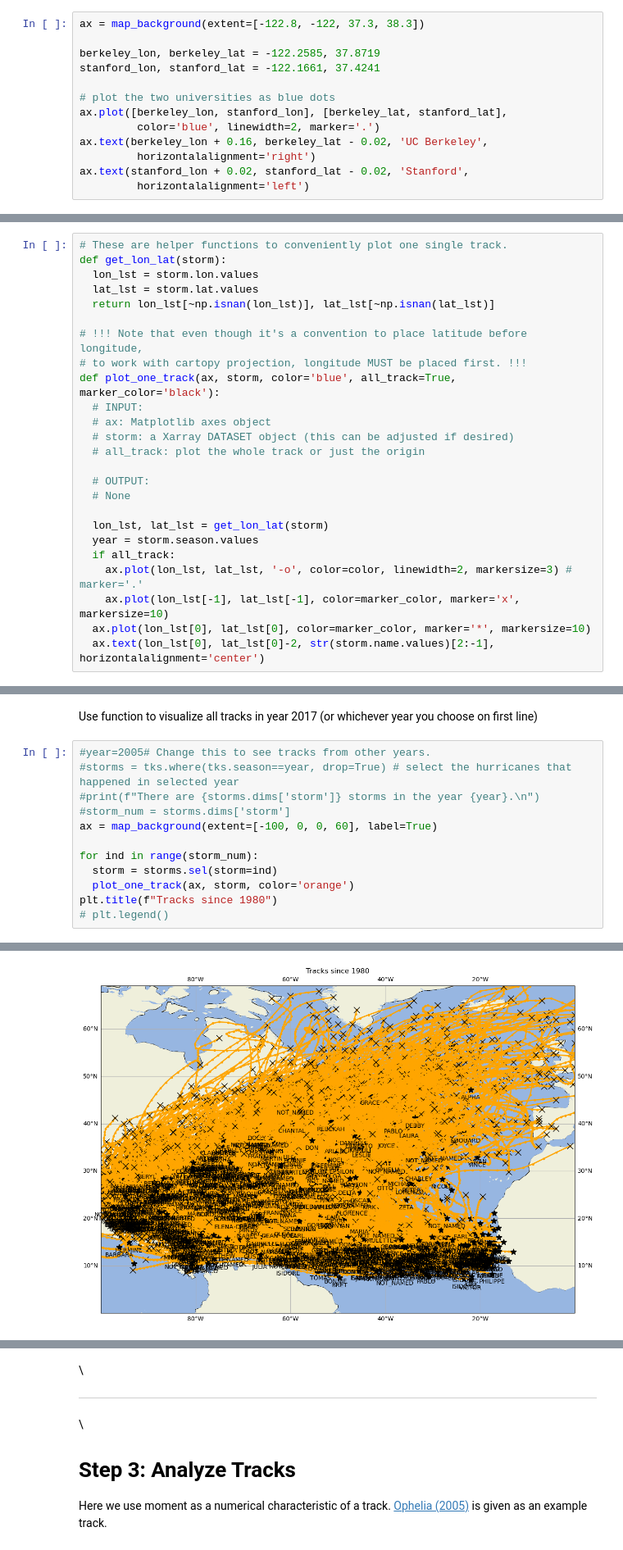
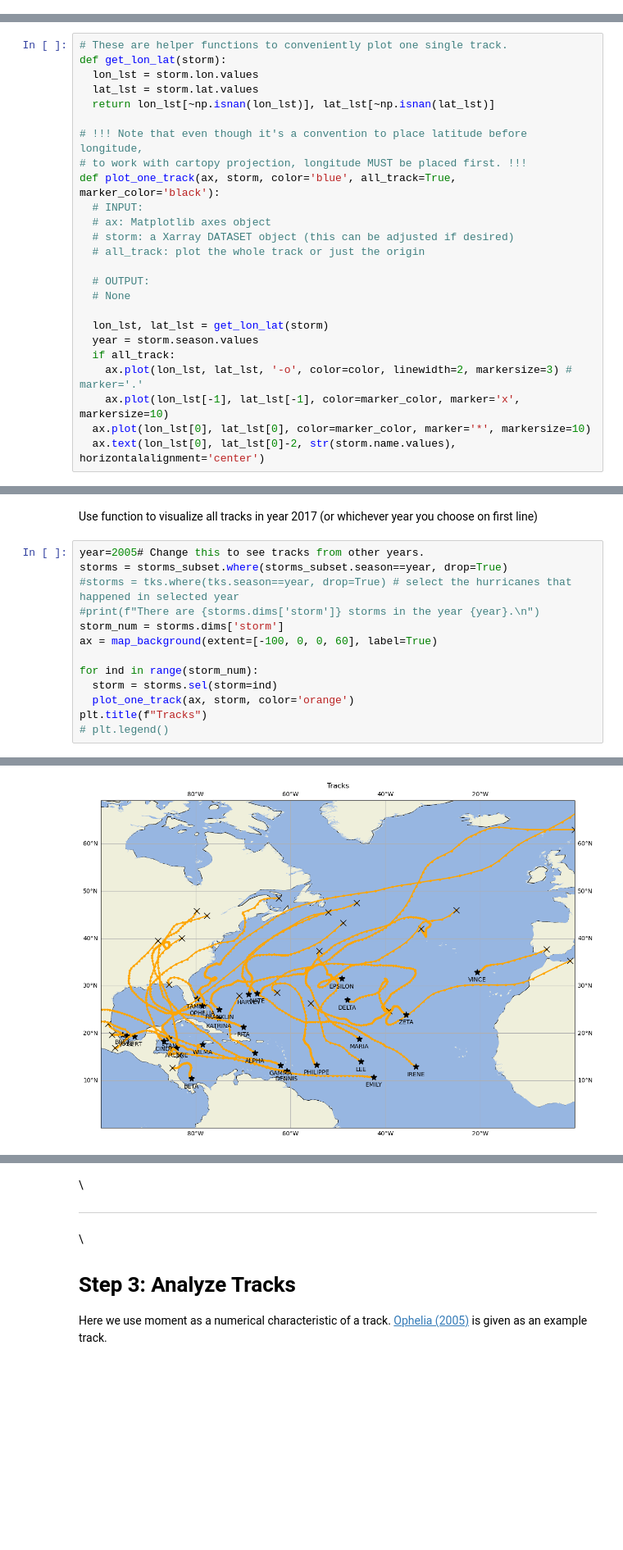
Before and after one commit to spariser/Hurricane_ML_proj_t5, a Jupyter notebook: SP_code/Project1_Starter.ipynb, the cells around one changed output, grey strips where cells are left out. Shown at 82% size. Saved outputs shown, nothing was run; the diff lists cells and outputs as text; blank space fills up the shorter version.

```diff
--- a/SP_code/Project1_Starter.ipynb
+++ b/SP_code/Project1_Starter.ipynb
@@ -152,13 +147,0 @@ Here, we plot a line between two Stanford and Berkeley using the above function.
-# %%
-ax = map_background(extent=[-122.8, -122, 37.3, 38.3])
-
-berkeley_lon, berkeley_lat = -122.2585, 37.8719
-stanford_lon, stanford_lat = -122.1661, 37.4241
-
-# plot the two universities as blue dots
-ax.plot([berkeley_lon, stanford_lon], [berkeley_lat, stanford_lat],
-         color='blue', linewidth=2, marker='.')
-ax.text(berkeley_lon + 0.16, berkeley_lat - 0.02, 'UC Berkeley',
-         horizontalalignment='right')
-ax.text(stanford_lon + 0.02, stanford_lat - 0.02, 'Stanford',
-         horizontalalignment='left')
@@ -338,22 +275,23 @@ def plot_one_track(ax, storm, color='blue', all_track=True, marker_color='black'
     ax.plot(lon_lst, lat_lst, '-o', color=color, linewidth=2, markersize=3) # marker='.'
     ax.plot(lon_lst[-1], lat_lst[-1], color=marker_color, marker='x', markersize=10)
   ax.plot(lon_lst[0], lat_lst[0], color=marker_color, marker='*', markersize=10)
-  ax.text(lon_lst[0], lat_lst[0]-2, str(storm.name.values)[2:-1], horizontalalignment='center')
+  ax.text(lon_lst[0], lat_lst[0]-2, str(storm.name.values), horizontalalignment='center')
 # %% [markdown]
 
 ## 2.3.1 Visualize all tracks in a year
 # %% [markdown]
 Use function to visualize all tracks in year 2017 (or whichever year you choose on first line)
 # %%
-#year=2005# Change this to see tracks from other years.
+year=2005# Change this to see tracks from other years.
+storms = storms_subset.where(storms_subset.season==year, drop=True)
 #storms = tks.where(tks.season==year, drop=True) # select the hurricanes that happened in selected year
 #print(f"There are {storms.dims['storm']} storms in the year {year}.\n")
-#storm_num = storms.dims['storm']
+storm_num = storms.dims['storm']
 ax = map_background(extent=[-100, 0, 0, 60], label=True)
 
 for ind in range(storm_num):
   storm = storms.sel(storm=ind)
   plot_one_track(ax, storm, color='orange')
-plt.title(f"Tracks since 1980")
+plt.title(f"Tracks")
 # plt.legend()
 # %% [output]
@@ -361 +299 @@ Text(0.5, 1.0, 'Tracks since 1980')
-[figure, old version]
+[figure, new version]
```
Also changed, not shown: parts of 61 cells of this notebook, 1 other file.
